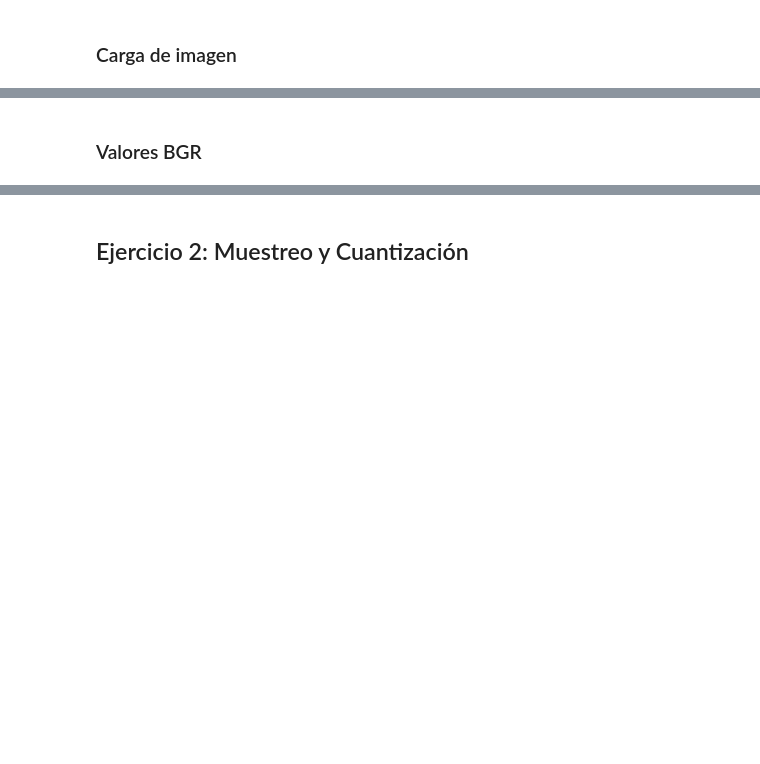
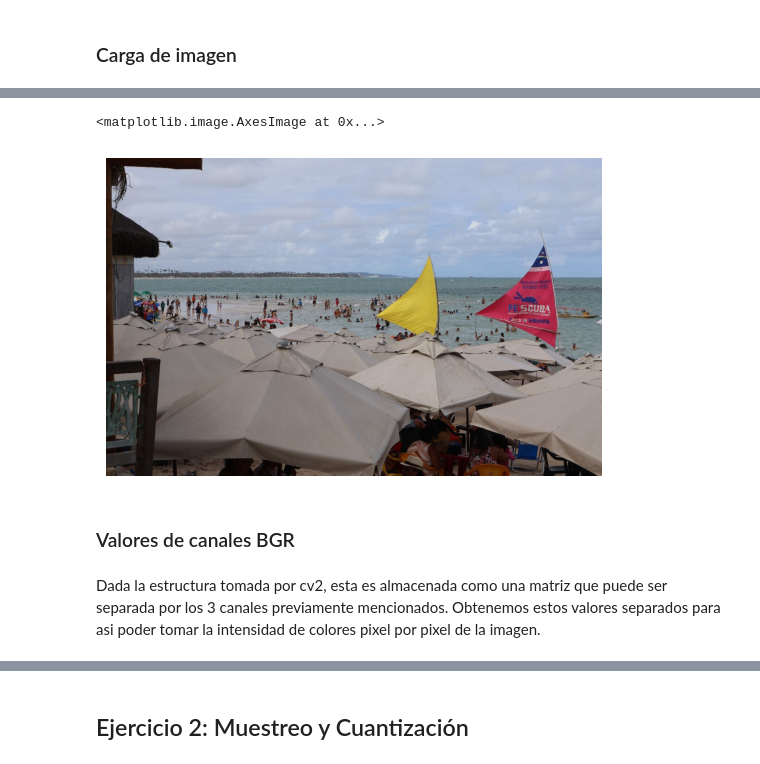
Before and after one commit to gimb99/PDI_BARTHOU_GONZALO, a Jupyter notebook: ejercicioIntegrador.ipynb, the cells around one changed output, grey strips where cells are left out. Drawn from its saved outputs; the diff is of its cells as text; code cells hidden in the pictures; blank space fills up the shorter version.

```diff
--- a/ejercicioIntegrador.ipynb
+++ b/ejercicioIntegrador.ipynb
@@ -24,2 +54,11 @@ c) Convertir la imagen de BGR a RGB y explicar por qué los colores se ven difer
+# %%
+imagen = cv2.cvtColor(imagenCrudo, cv2.COLOR_BGR2RGB)
+plt.axis("off")
+plt.imshow(imagen)
+# %% [output]
+<matplotlib.image.AxesImage at 0x...>
+[figure, added]
 # %% [markdown]
-### Valores BGR
+### Valores de canales BGR
+# %% [markdown]
+Dada la estructura tomada por cv2, esta es almacenada como una matriz que puede ser separada por los 3 canales previamente mencionados. Obtenemos estos valores separados para asi poder tomar la intensidad de colores pixel por pixel de la imagen.
```
Also changed, not shown: parts of 18 cells of this notebook.
